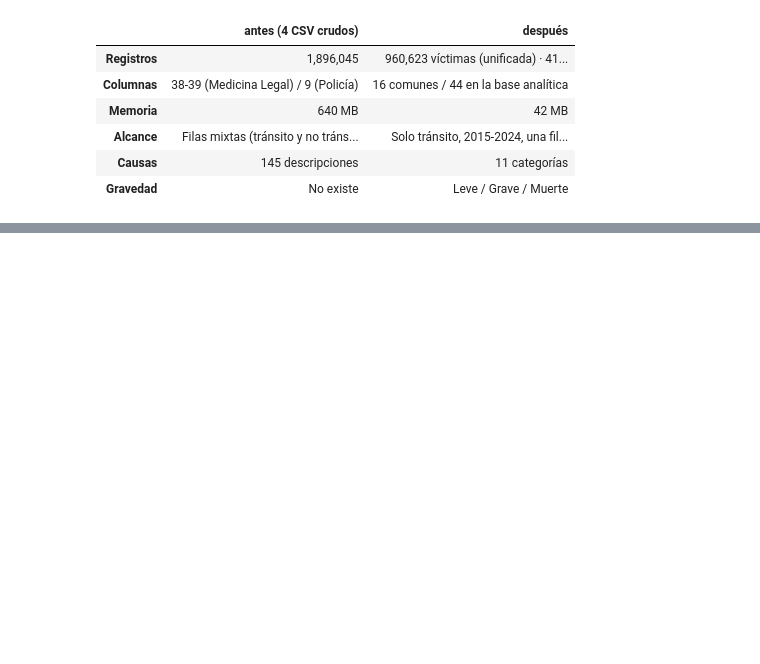
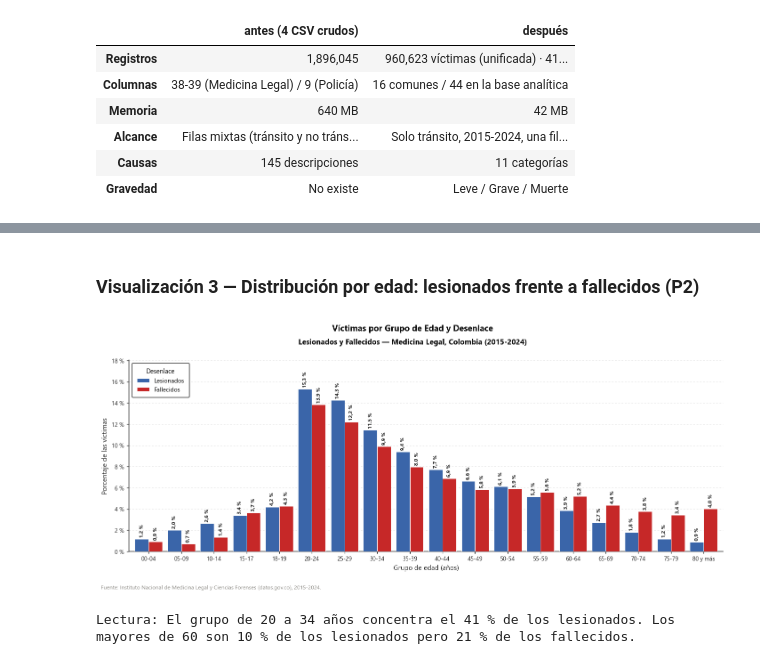
Before and after one commit to ingjuancrojasl-crypto/Rojas_Juan_BigData_ProyectoFinal, a Jupyter notebook: notebooks/Rojas_Juan_BigData_ProyectoFinal.ipynb, the cells around one changed output, grey strips where cells are left out. Drawn from its saved outputs; the diff is of its cells as text; code cells hidden in the pictures; blank space fills up the shorter version.

```diff
--- a/notebooks/Rojas_Juan_BigData_ProyectoFinal.ipynb
+++ b/notebooks/Rojas_Juan_BigData_ProyectoFinal.ipynb
@@ -783,0 +914,10 @@ pd.DataFrame({
+# %% [markdown]
+### Visualización 3 — Distribución por edad: lesionados frente a fallecidos (P2)
+# %%
+fig, ficha = viz.distribucion_edad(victimas)
+plt.show()
+fichas_visualizaciones.append(ficha)
+print("Lectura:", ficha["hallazgo"])
+# %% [output]
+[figure, added]
+Lectura: El grupo de 20 a 34 años concentra el 41 % de los lesionados. Los mayores de 60 son 10 % de los lesionados pero 21 % de los fallecidos.
```
Also changed, not shown: parts of 30 cells of this notebook.
